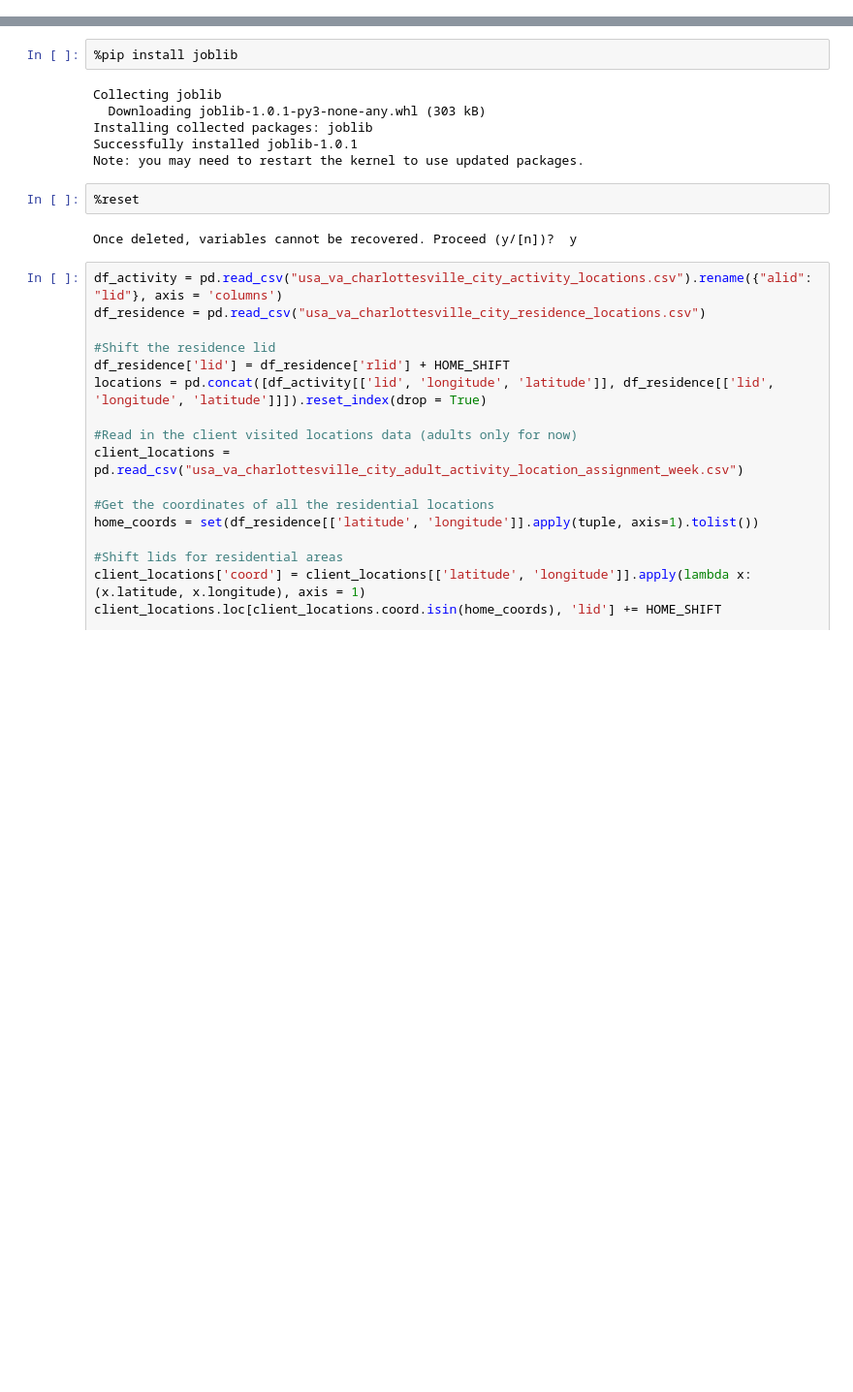
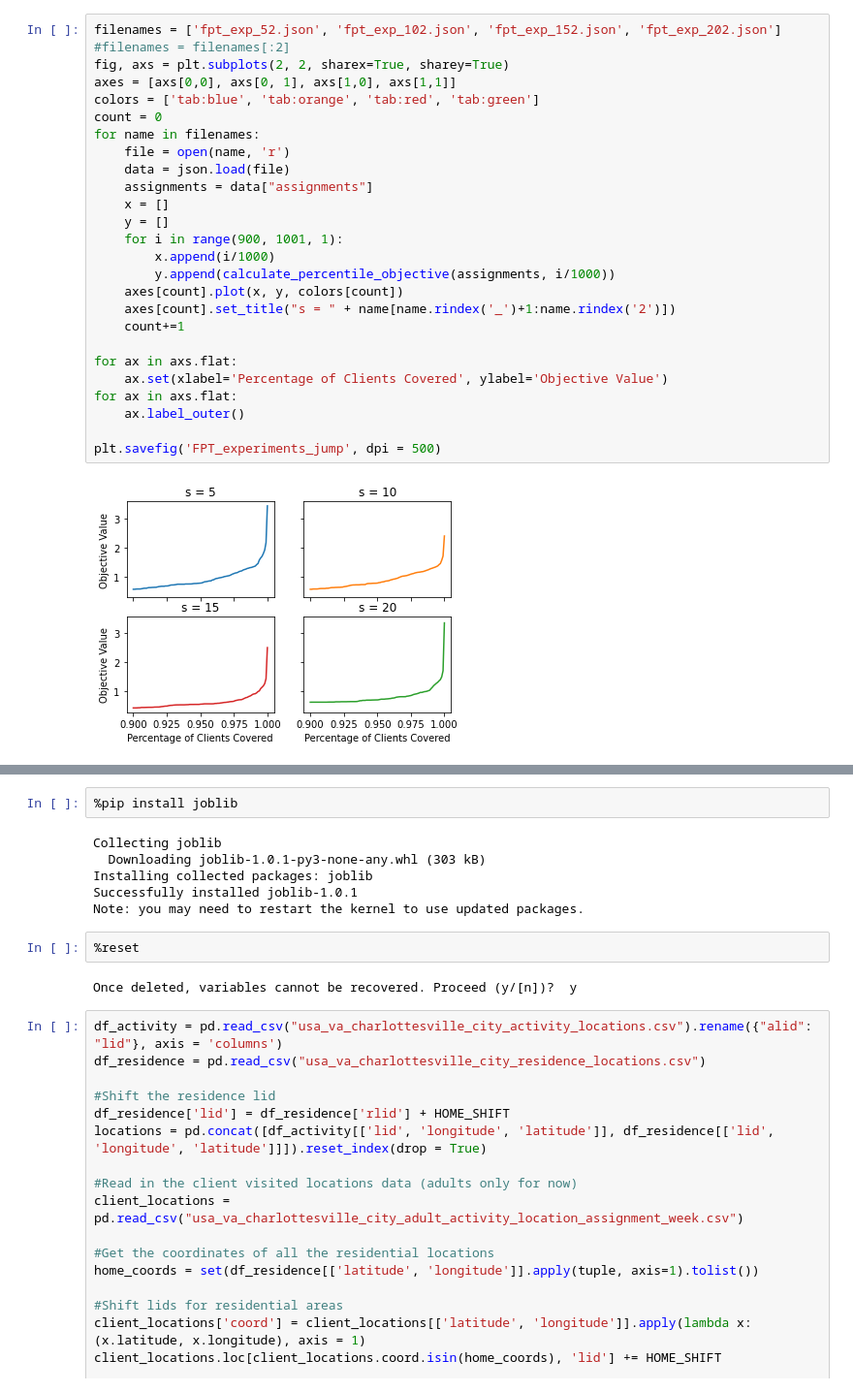
Before and after one commit to Ann924/Mobile-Facility, a Jupyter notebook: Ann_Data.ipynb, the cells around one changed output, grey strips where cells are left out. Shown: that part at 97% size. Drawn from its saved outputs; the diff is of its cells as text; blank space fills up the shorter version.

```diff
--- a/Ann_Data.ipynb
+++ b/Ann_Data.ipynb
@@ -12,0 +232,28 @@ import matplotlib.pyplot as plt
+# %%
+filenames = ['fpt_exp_52.json', 'fpt_exp_102.json', 'fpt_exp_152.json', 'fpt_exp_202.json']
+#filenames = filenames[:2]
+fig, axs = plt.subplots(2, 2, sharex=True, sharey=True)
+axes = [axs[0,0], axs[0, 1], axs[1,0], axs[1,1]]
+colors = ['tab:blue', 'tab:orange', 'tab:red', 'tab:green']
+count = 0
+for name in filenames:
+    file = open(name, 'r')
+    data = json.load(file)
+    assignments = data["assignments"]
+    x = []
+    y = []
+    for i in range(900, 1001, 1):
+        x.append(i/1000)
+        y.append(calculate_percentile_objective(assignments, i/1000))
+    axes[count].plot(x, y, colors[count])
+    axes[count].set_title("s = " + name[name.rindex('_')+1:name.rindex('2')])
+    count+=1
+
+for ax in axs.flat:
+    ax.set(xlabel='Percentage of Clients Covered', ylabel='Objective Value')
+for ax in axs.flat:
+    ax.label_outer()
+
+plt.savefig('FPT_experiments_jump', dpi = 500)
+# %% [output]
+[figure, added]
```
Also changed, not shown: parts of 29 cells of this notebook, 19 other files.
